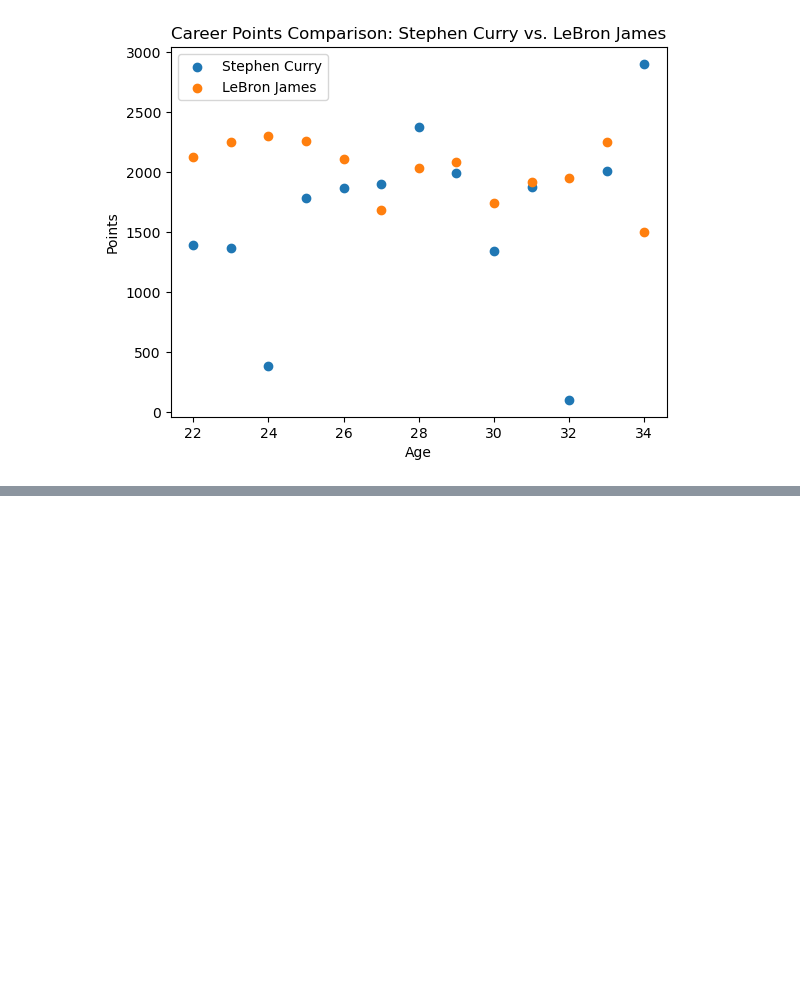
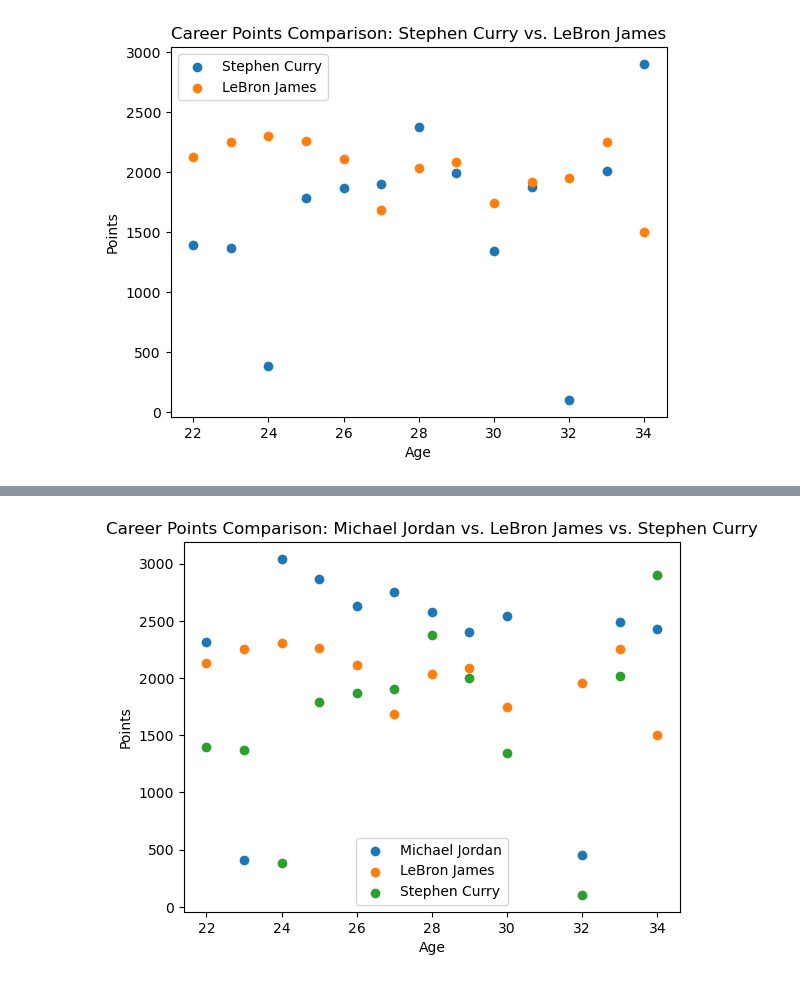
Before and after one commit to matthewleland/stathlete, a Jupyter notebook: backend/analytics/jupyter/playerdetail.ipynb, the cells around one changed output, grey strips where cells are left out. Cells and saved outputs as stored; diff of their text form; code cells hidden in the pictures; blank space fills up the shorter version.

```diff
--- a/backend/analytics/jupyter/playerdetail.ipynb
+++ b/backend/analytics/jupyter/playerdetail.ipynb
@@ -308,0 +373,36 @@ plt.show()
+# %%
+
+
+# Get career points for Michael Jordan
+jordan_career = playercareerstats.PlayerCareerStats(player_id='893')
+jordan_points = pd.DataFrame(jordan_career.get_data_frames()[0][['PLAYER_AGE', 'PTS']])
+
+# Get career points for LeBron James
+james_career = playercareerstats.PlayerCareerStats(player_id='2544')
+james_points = pd.DataFrame(james_career.get_data_frames()[0][['PLAYER_AGE', 'PTS']])
+
+# Get career points for Stephen Curry
+curry_career = playercareerstats.PlayerCareerStats(player_id='201939')
+curry_points = pd.DataFrame(curry_career.get_data_frames()[0][['PLAYER_AGE', 'PTS']])
+
+# Group points by age and sum over all seasons
+jordan_points = jordan_points.groupby('PLAYER_AGE').sum()
+james_points = james_points.groupby('PLAYER_AGE').sum()
+curry_points = curry_points.groupby('PLAYER_AGE').sum()
+
+# Merge data for all players
+merged_points = pd.merge(jordan_points, james_points, on='PLAYER_AGE', suffixes=('_Jordan', '_James'))
+merged_points = pd.merge(merged_points, curry_points, on='PLAYER_AGE')
+
+# Create scatter plot
+fig, ax = plt.subplots()
+ax.scatter(merged_points.index, merged_points['PTS_Jordan'], label='Michael Jordan')
+ax.scatter(merged_points.index, merged_points['PTS_James'], label='LeBron James')
+ax.scatter(merged_points.index, merged_points['PTS'], label='Stephen Curry')
+ax.set_xlabel('Age')
+ax.set_ylabel('Points')
+ax.set_title('Career Points Comparison: Michael Jordan vs. LeBron James vs. Stephen Curry')
+ax.legend()
+plt.show()
+# %% [output]
+[figure, added]
```
Also changed, not shown: parts of 3 cells of this notebook.
